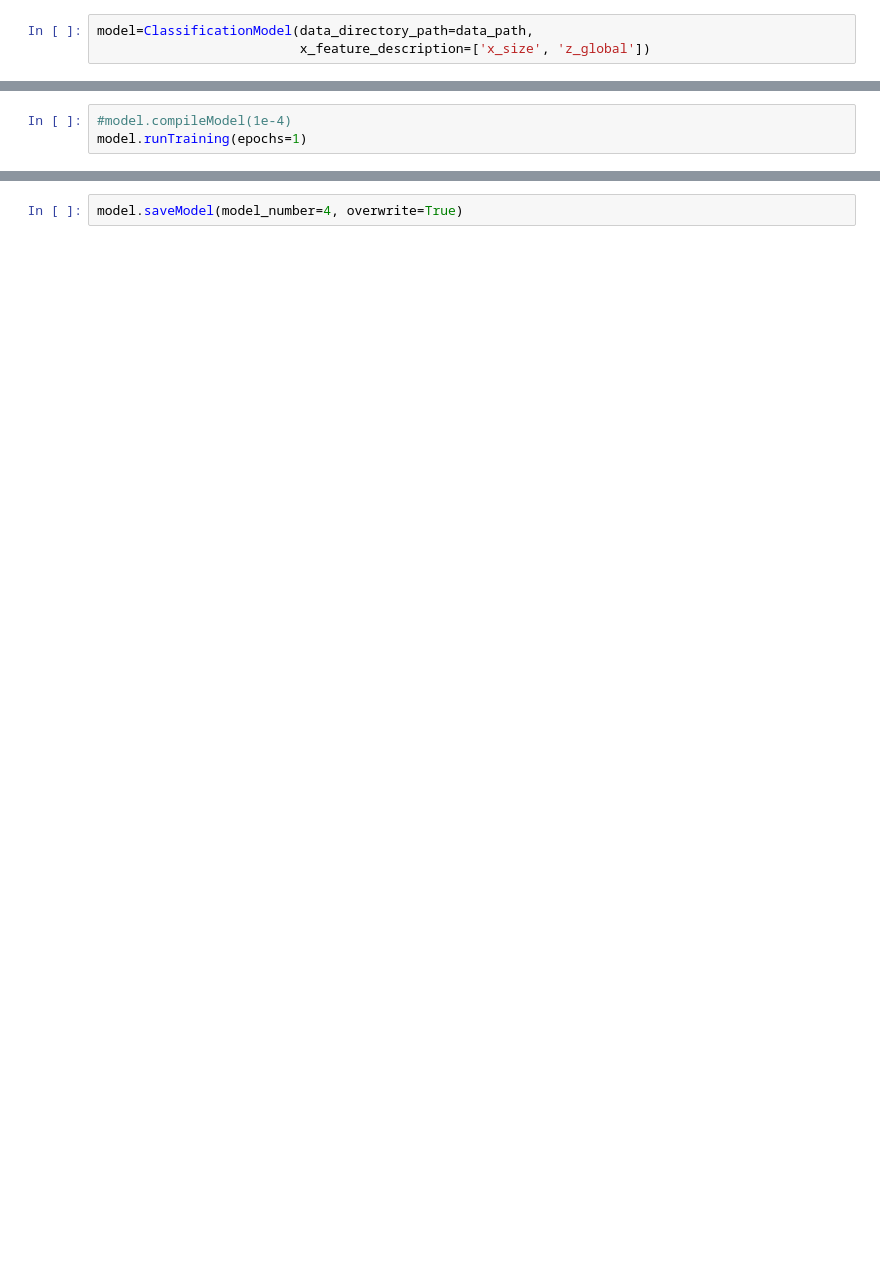
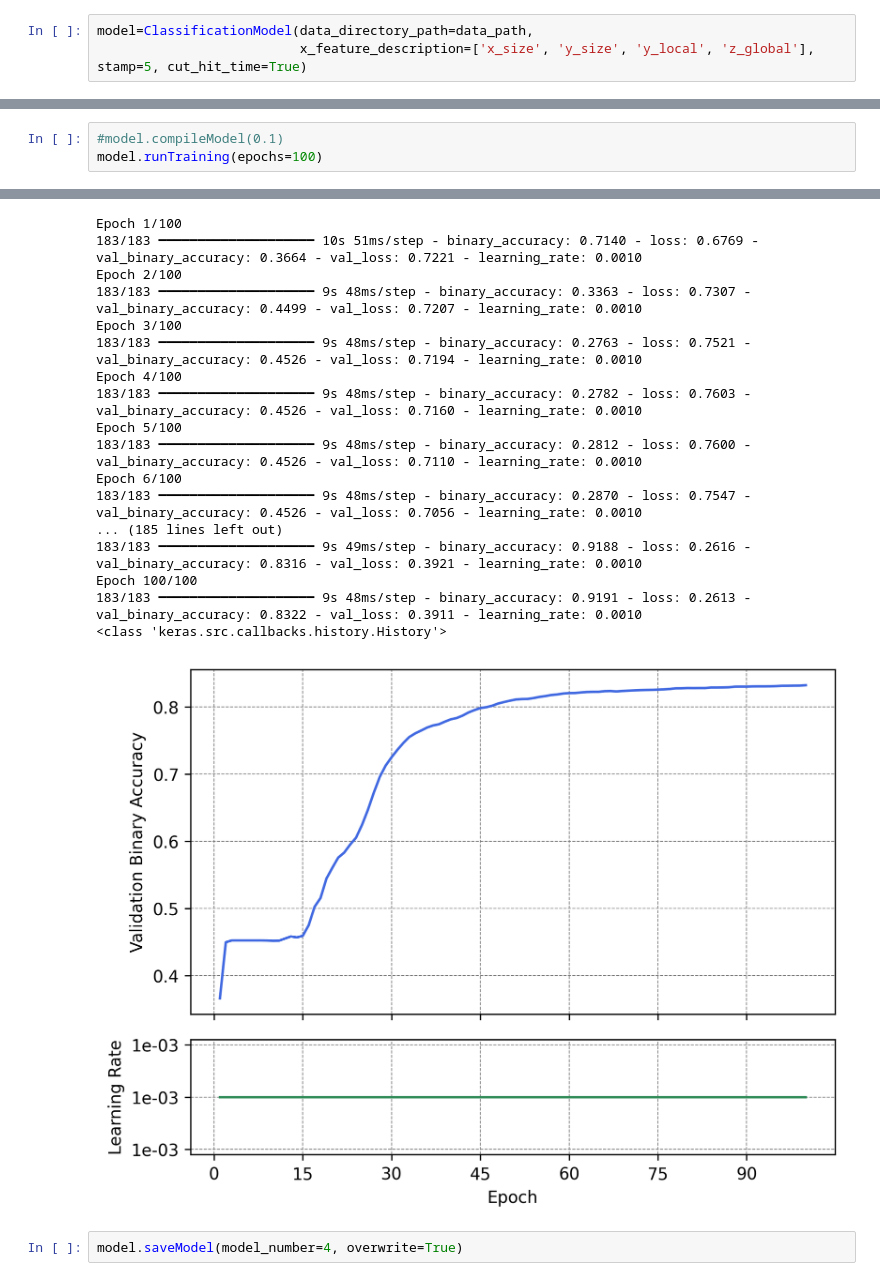
Before and after one commit to elizahoward/smart-pixels-ml, a Jupyter notebook: train_filtering_models.ipynb, the cells around one changed output, grey strips where cells are left out. Drawn from its saved outputs; the diff is of its cells as text; blank space fills up the shorter version.

```diff
--- a/train_filtering_models.ipynb
+++ b/train_filtering_models.ipynb
@@ -14,4 +14,4 @@ To enable the following instructions: AVX2 AVX512F AVX512_VNNI FMA, in other ope
 # %%
 model=ClassificationModel(data_directory_path=data_path,
-                          x_feature_description=['x_size', 'z_global'])
+                          x_feature_description=['x_size', 'y_size', 'y_local', 'z_global'], stamp=5, cut_hit_time=True)
 # %% [output]
@@ -39,4 +19,4 @@ Compiling model with learning rate: 0.001
 # %%
-#model.compileModel(1e-4)
-model.runTraining(epochs=1)
+#model.compileModel(0.1)
+model.runTraining(epochs=100)
 # %% [output]
@@ -47,3 +24,21 @@ ValueError: in user code:
+Epoch 1/100
+183/183 ━━━━━━━━━━━━━━━━━━━━ 10s 51ms/step - binary_accuracy: 0.7140 - loss: 0.6769 - val_binary_accuracy: 0.3664 - val_loss: 0.7221 - learning_rate: 0.0010
+Epoch 2/100
+183/183 ━━━━━━━━━━━━━━━━━━━━ 9s 48ms/step - binary_accuracy: 0.3363 - loss: 0.7307 - val_binary_accuracy: 0.4499 - val_loss: 0.7207 - learning_rate: 0.0010
+Epoch 3/100
+183/183 ━━━━━━━━━━━━━━━━━━━━ 9s 48ms/step - binary_accuracy: 0.2763 - loss: 0.7521 - val_binary_accuracy: 0.4526 - val_loss: 0.7194 - learning_rate: 0.0010
+Epoch 4/100
+183/183 ━━━━━━━━━━━━━━━━━━━━ 9s 48ms/step - binary_accuracy: 0.2782 - loss: 0.7603 - val_binary_accuracy: 0.4526 - val_loss: 0.7160 - learning_rate: 0.0010
+Epoch 5/100
+183/183 ━━━━━━━━━━━━━━━━━━━━ 9s 48ms/step - binary_accuracy: 0.2812 - loss: 0.7600 - val_binary_accuracy: 0.4526 - val_loss: 0.7110 - learning_rate: 0.0010
+Epoch 6/100
+183/183 ━━━━━━━━━━━━━━━━━━━━ 9s 48ms/step - binary_accuracy: 0.2870 - loss: 0.7547 - val_binary_accuracy: 0.4526 - val_loss: 0.7056 - learning_rate: 0.0010
+... (185 lines left out)
+183/183 ━━━━━━━━━━━━━━━━━━━━ 9s 49ms/step - binary_accuracy: 0.9188 - loss: 0.2616 - val_binary_accuracy: 0.8316 - val_loss: 0.3921 - learning_rate: 0.0010
+Epoch 100/100
+183/183 ━━━━━━━━━━━━━━━━━━━━ 9s 48ms/step - binary_accuracy: 0.9191 - loss: 0.2613 - val_binary_accuracy: 0.8322 - val_loss: 0.3911 - learning_rate: 0.0010
+<class 'keras.src.callbacks.history.History'>
+[figure, added]
 # %%
 model.saveModel(model_number=4, overwrite=True)
 # %%
```
Also changed, not shown: parts of 4 cells of this notebook, 4 other files.
